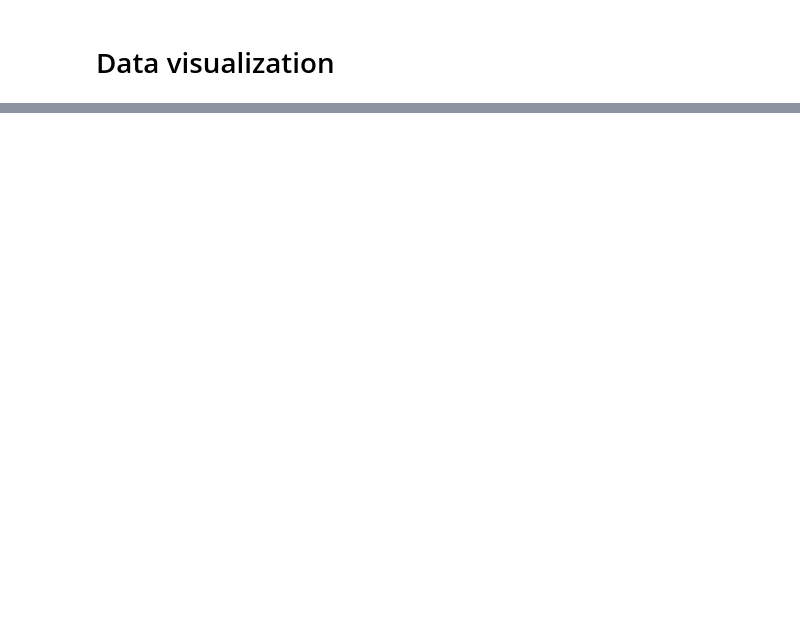
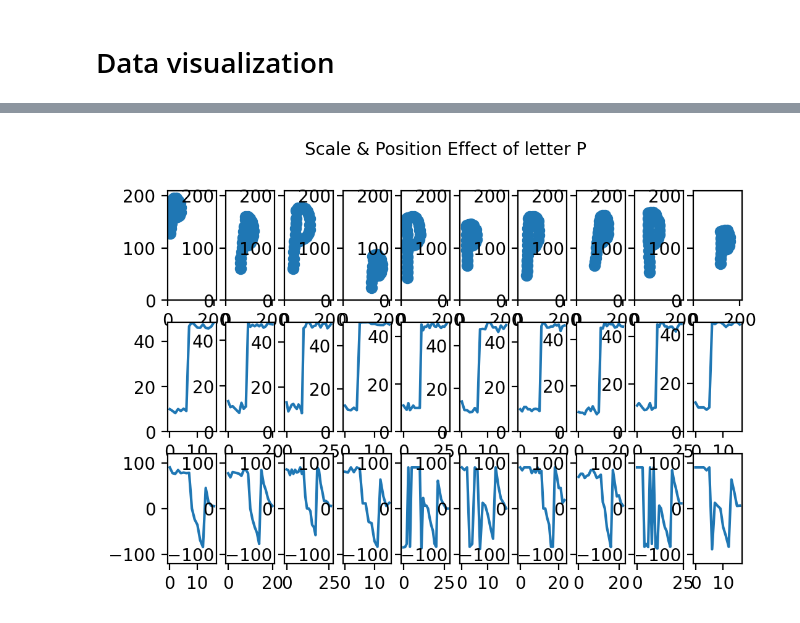
Before and after one commit to jonasced/Pattern-AssignmentProject, a Jupyter notebook: FeatureVisualization.ipynb, the cells around one changed output, grey strips where cells are left out. Drawn from its saved outputs; the diff is of its cells as text; code cells hidden in the pictures; blank space fills up the shorter version.

```diff
--- a/FeatureVisualization.ipynb
+++ b/FeatureVisualization.ipynb
@@ -40,3 +58,7 @@ Characters loaded in: ['A', 'C', 'K', 'P', 'X', 'T', '+', 'N', 'V', '4']
+# %%
+featurevisual(data_features2, data_labels2, data_sampchar2, chars=[3])
+# %% [output]
+[figure, added]
 # %%
 for char in range(len(data_labels)):
 
```
Also changed, not shown: parts of 6 cells of this notebook, 11 other files.
